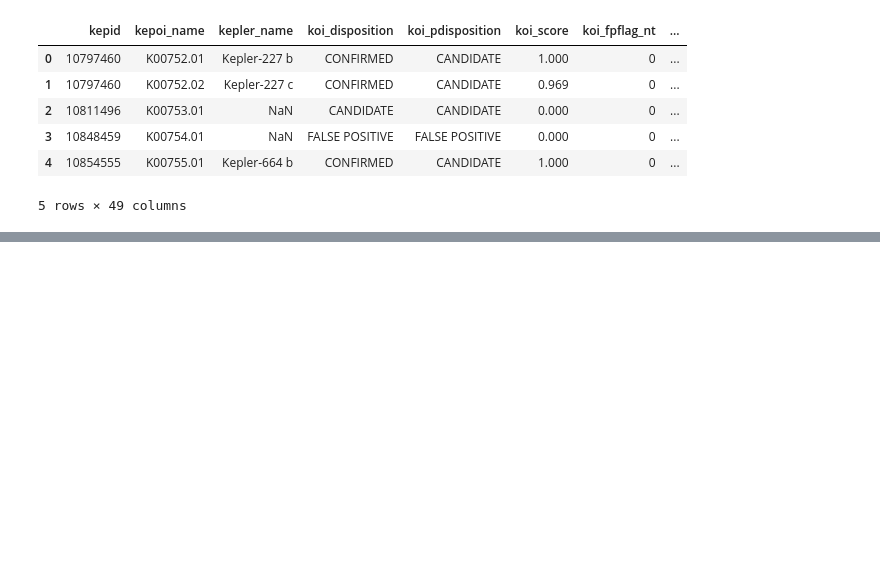
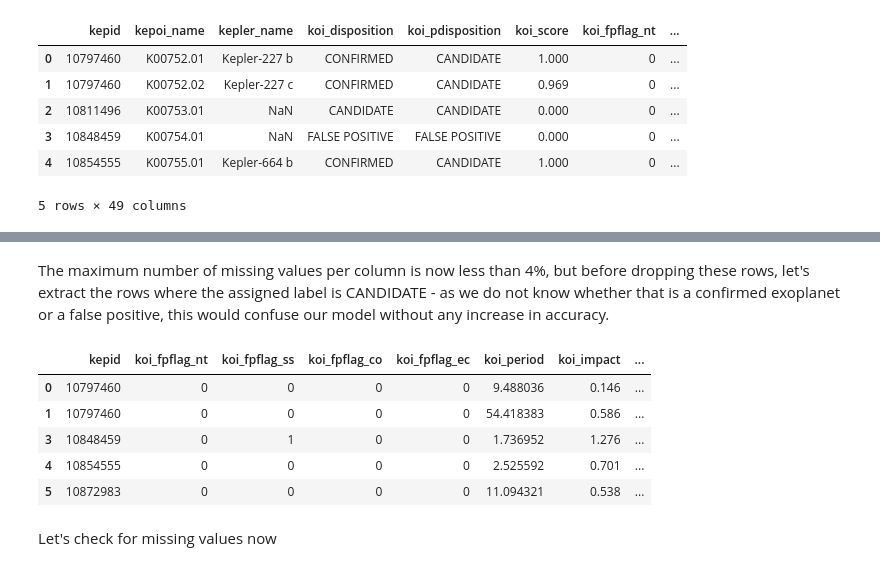
Before and after one commit to JanMatusiak/exoplanets, a Jupyter notebook: kepler.ipynb, the cells around one changed output, grey strips where cells are left out. Cells and saved outputs as stored; diff of their text form; code cells hidden in the pictures; blank space fills up the shorter version.

```diff
--- a/kepler.ipynb
+++ b/kepler.ipynb
@@ -39,0 +71,24 @@ memory usage: 3.6+ MB
+# %% [markdown]
+The maximum number of missing values per column is now less than 4%, but before dropping these rows, let's extract the rows where the assigned label is CANDIDATE - as we do not know whether that is a confirmed exoplanet or a false positive, this would confuse our model without any increase in accuracy.
+# %%
+candidates_df = kepler_clean_df[kepler_clean_df["koi_disposition"].str.strip().str.upper() == "CANDIDATE"].copy()
+
+labeled_df = kepler_clean_df[kepler_clean_df["koi_disposition"].str.strip().str.upper().isin(["CONFIRMED","FALSE POSITIVE"])].copy()
+
+labeled_df["label"] = (
+    labeled_df["koi_disposition"]
+    .str.strip().str.upper()
+    .map({"CONFIRMED": 1, "FALSE POSITIVE": 0})
+)
+
+labeled_df.drop(["koi_disposition"], axis=1, inplace=True)
+labeled_df.head(5)
+# %% [output]
+|  | kepid | koi_fpflag_nt | koi_fpflag_ss | koi_fpflag_co | koi_fpflag_ec | koi_period | koi_impact | ... |
+| 0 | 10797460 | 0 | 0 | 0 | 0 | 9.488036 | 0.146 | ... |
+| 1 | 10797460 | 0 | 0 | 0 | 0 | 54.418383 | 0.586 | ... |
+| 3 | 10848459 | 0 | 1 | 0 | 0 | 1.736952 | 1.276 | ... |
+| 4 | 10854555 | 0 | 0 | 0 | 0 | 2.525592 | 0.701 | ... |
+| 5 | 10872983 | 0 | 0 | 0 | 0 | 11.094321 | 0.538 | ... |
+# %% [markdown]
+Let's check for missing values now
```
Also changed, not shown: parts of 20 cells of this notebook, 3 other files.
